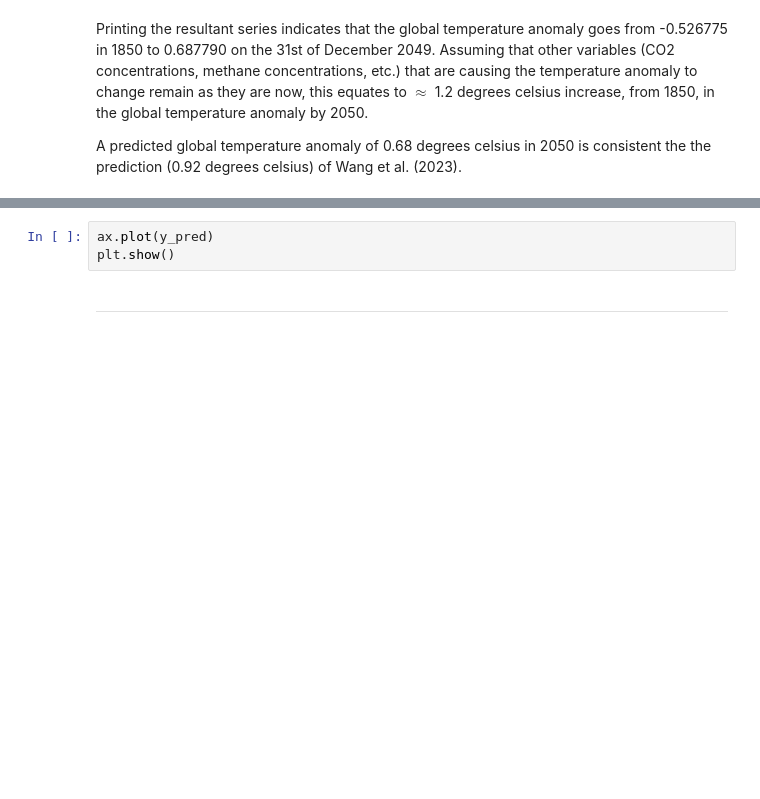
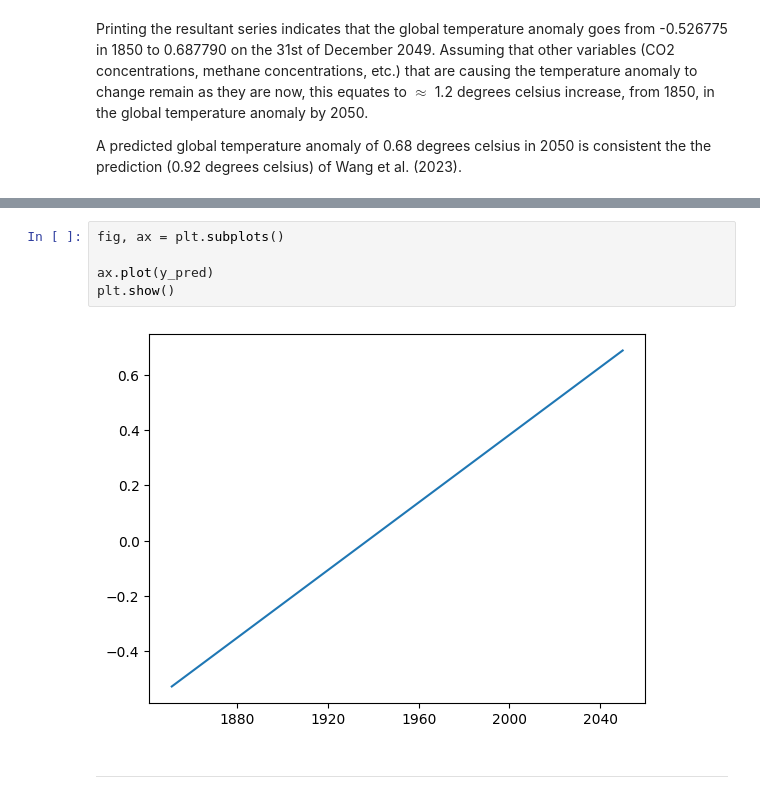
Before and after one commit to humphs078/Owner-avatar-programming_for_data_analysis_assignment_2, a Jupyter notebook: submission.ipynb, the cells around one changed output, grey strips where cells are left out. Drawn from its saved outputs; the diff is of its cells as text; blank space fills up the shorter version.

```diff
--- a/submission.ipynb
+++ b/submission.ipynb
@@ -1486,6 +1494,10 @@ y_pred
 # %%
+fig, ax = plt.subplots()
+
 ax.plot(y_pred)
 plt.show()
+# %% [output]
+[figure, added]
 # %% [markdown]
 ---
 # %% [markdown]
```
Also changed, not shown: parts of 32 cells of this notebook, 2 other files.
